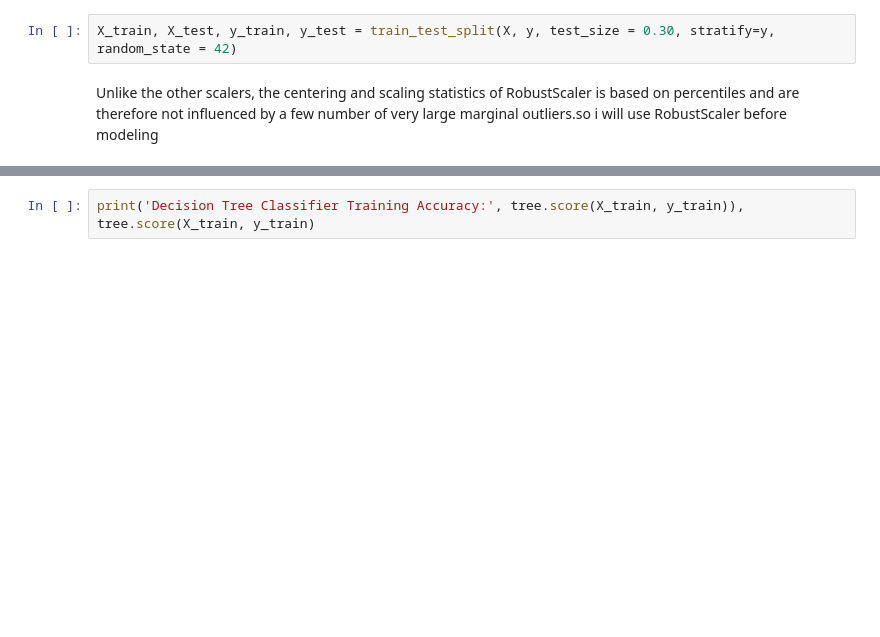
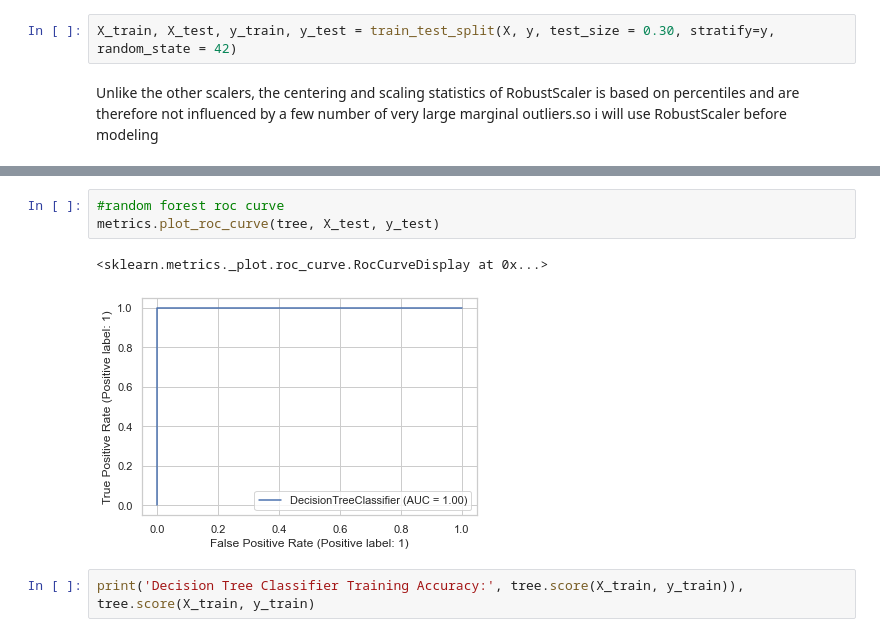
Before and after one commit to faikbak/01_first_notebook, a Jupyter notebook: capstone 3 cancer/capstone3 cancer.ipynb, the cells around one changed output, grey strips where cells are left out. Drawn from its saved outputs; the diff is of its cells as text; blank space fills up the shorter version.

```diff
--- a/capstone 3 cancer/capstone3 cancer.ipynb
+++ b/capstone 3 cancer/capstone3 cancer.ipynb
@@ -429,3 +423,9 @@ KeyError: 'key of type tuple not found and not a MultiIndex'
+# %%
+#random forest roc curve
+metrics.plot_roc_curve(tree, X_test, y_test)
+# %% [output]
+<sklearn.metrics._plot.roc_curve.RocCurveDisplay at 0x...>
+[figure, added]
 # %%
 print('Decision Tree Classifier Training Accuracy:', tree.score(X_train, y_train)),
 tree.score(X_train, y_train)
```
Also changed, not shown: parts of 32 cells of this notebook.
